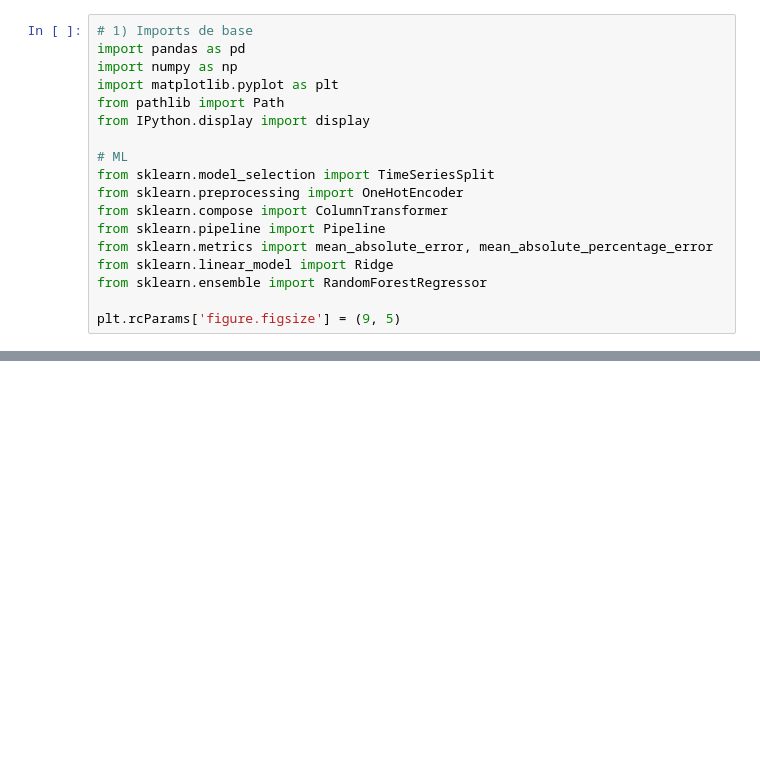
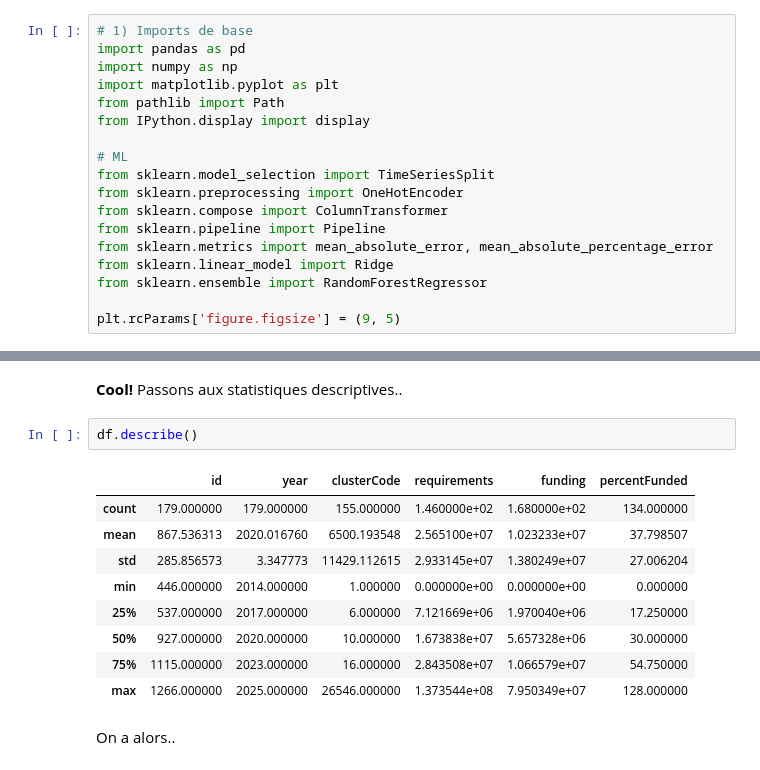
Before and after one commit to AnicetKJ/ProjetFTSCameroun, a Jupyter notebook: notebook_ml1.ipynb, the cells around one changed output, grey strips where cells are left out. Cells and saved outputs as stored; diff of their text form; blank space fills up the shorter version.

```diff
--- a/notebook_ml1.ipynb
+++ b/notebook_ml1.ipynb
@@ -149,0 +129,16 @@ print('Modèle exporté -> cmr_fts_model_pipeline.joblib')
+# %% [markdown]
+**Cool!** Passons aux statistiques descriptives..
+# %%
+df.describe()
+# %% [output]
+|  | id | year | clusterCode | requirements | funding | percentFunded |
+| count | 179.000000 | 179.000000 | 155.000000 | 1.460000e+02 | 1.680000e+02 | 134.000000 |
+| mean | 867.536313 | 2020.016760 | 6500.193548 | 2.565100e+07 | 1.023233e+07 | 37.798507 |
+| std | 285.856573 | 3.347773 | 11429.112615 | 2.933145e+07 | 1.380249e+07 | 27.006204 |
+| min | 446.000000 | 2014.000000 | 1.000000 | 0.000000e+00 | 0.000000e+00 | 0.000000 |
+| 25% | 537.000000 | 2017.000000 | 6.000000 | 7.121669e+06 | 1.970040e+06 | 17.250000 |
+| 50% | 927.000000 | 2020.000000 | 10.000000 | 1.673838e+07 | 5.657328e+06 | 30.000000 |
+| 75% | 1115.000000 | 2023.000000 | 16.000000 | 2.843508e+07 | 1.066579e+07 | 54.750000 |
+| max | 1266.000000 | 2025.000000 | 26546.000000 | 1.373544e+08 | 7.950349e+07 | 128.000000 |
+# %% [markdown]
+On a alors..
```
Also changed, not shown: parts of 26 cells of this notebook, 1 other file.
